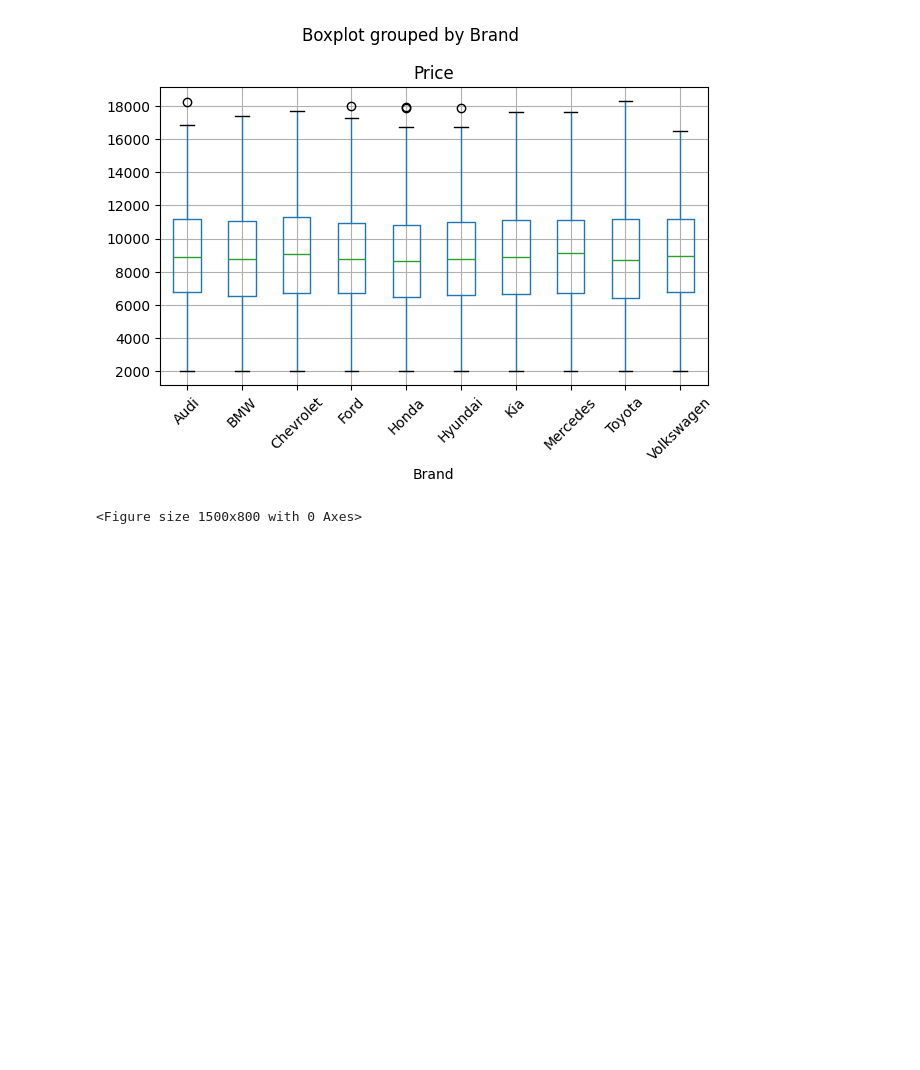
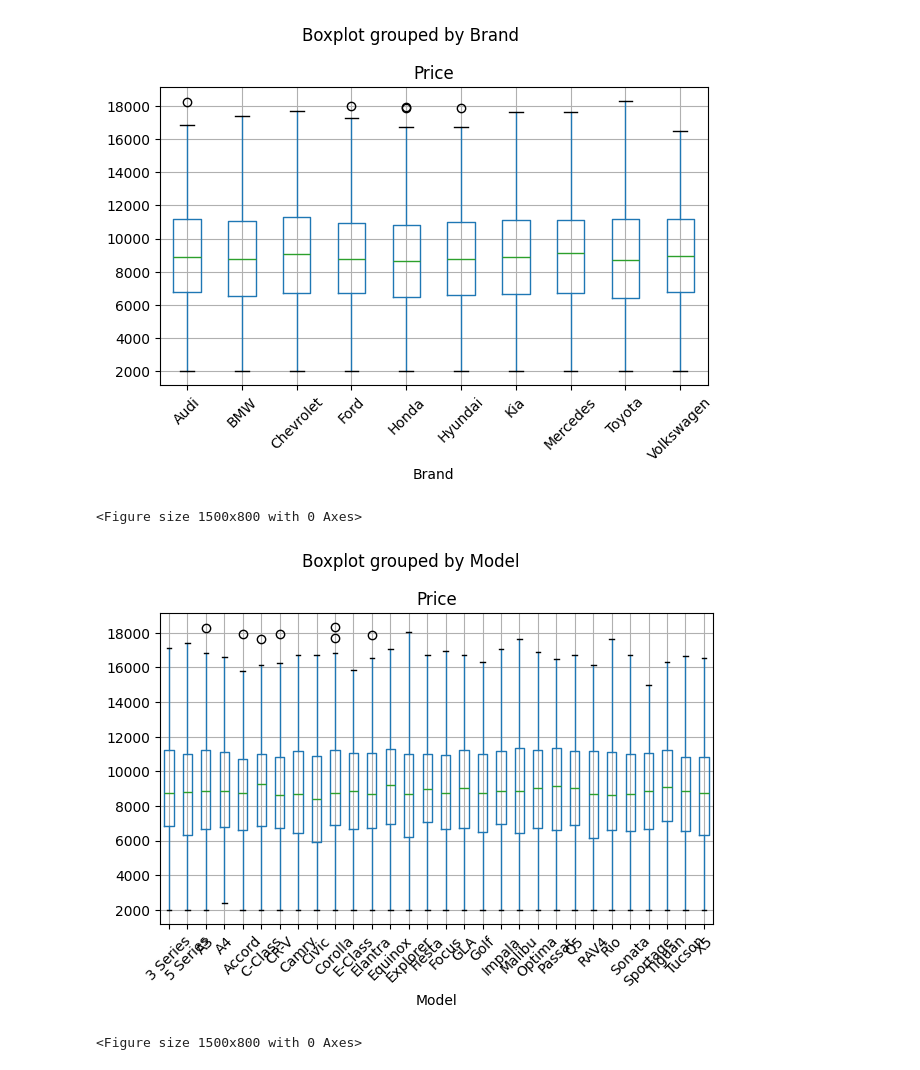
Before and after one commit to Chrissydrx/el-37-final-project, a Jupyter notebook: transform-data.ipynb, the cells around one changed output. Cells and saved outputs as stored; diff of their text form; code cells hidden in the pictures; blank space fills up the shorter version.

```diff
--- a/transform-data.ipynb
+++ b/transform-data.ipynb
@@ -72,6 +72,14 @@ plt.tight_layout()
 # %% [output]
 <Figure size 1500x800 with 0 Axes>
 [figure]
+# %%
+plt.figure(figsize=(15, 8))
+train_df.boxplot(column='Price', by='Model', rot=45)
+plt.xticks(fontsize=10)
+plt.tight_layout()
+# %% [output]
+<Figure size 1500x800 with 0 Axes>
+[figure, added]
 # %%
 plt.figure(figsize=(15, 8))
 train_df.boxplot(column='Price', by='Fuel_Type', rot=45)
```
Also changed, not shown: parts of 5 cells of this notebook, 2 other files.
